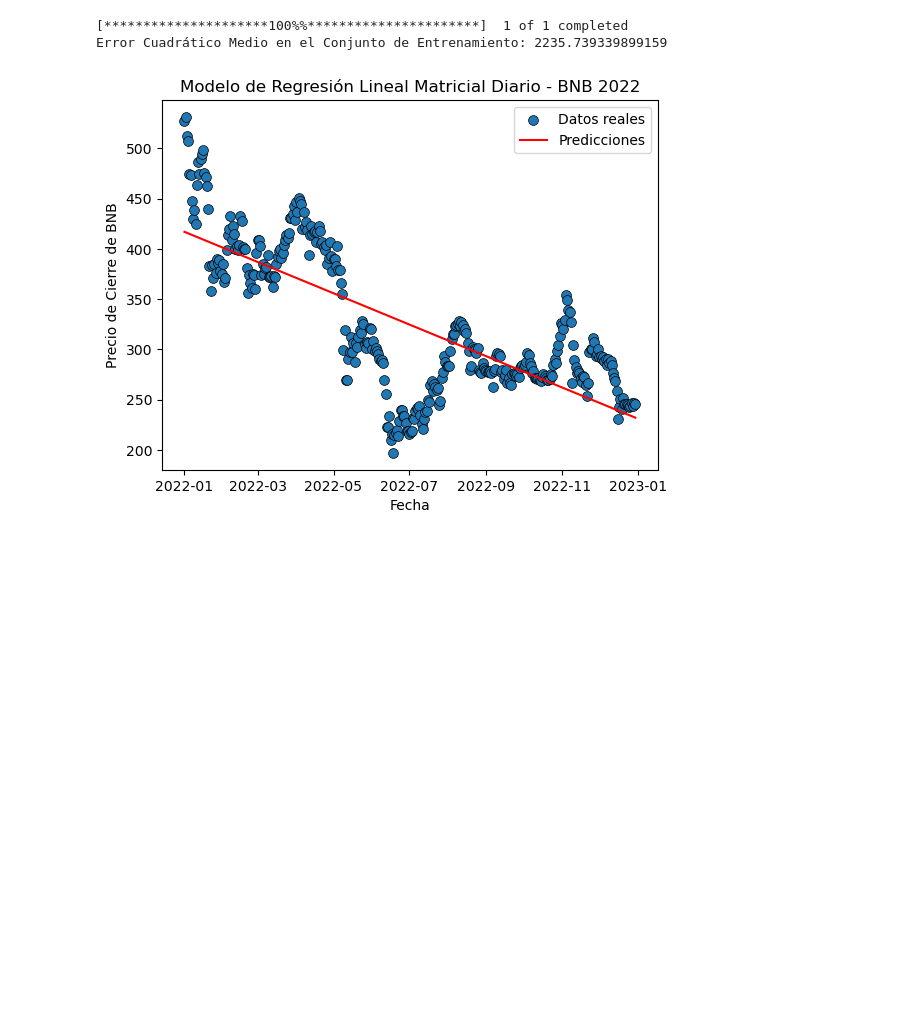
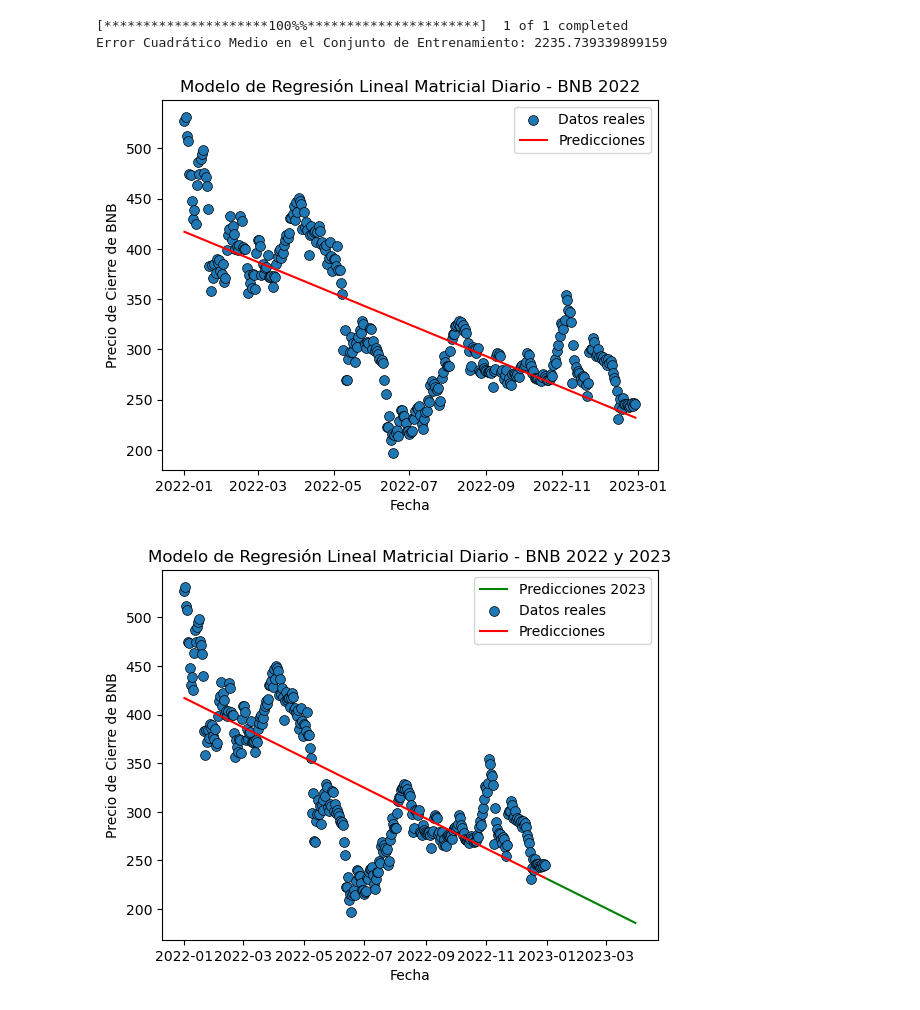
Before and after one commit to VillafuerTech/Proyecto_Final_Algebra, a Jupyter notebook: Proyecto_Final.ipynb, the cells around one changed output. Cells and saved outputs as stored; diff of their text form; code cells hidden in the pictures; blank space fills up the shorter version.

```diff
--- a/Proyecto_Final.ipynb
+++ b/Proyecto_Final.ipynb
@@ -12,7 +12,7 @@ simbolo_bnb = 'BNB-USD'
 inicio_2022 = '2022-01-01'
 fin_2022 = '2022-12-31'
 
-# Obtener datos históricos cada semana
+# Obtener datos históricos cada días de BNB en el año 2022
 datos_bnb_2022 = yf.download(simbolo_bnb, start=inicio_2022, end=fin_2022, interval='1d')
 
 # Extraer columnas de tiempo y precio de cierre
@@ -21,33 +21,67 @@ datos_seleccionados = datos_bnb_2022[['Close']].reset_index()
 # Crear la matriz de diseño
 X = np.column_stack((np.ones_like(datos_seleccionados.index), datos_seleccionados.index))
 
 # Obtener la variable dependiente
 y = datos_seleccionados['Close'].values
 
 # Calcular los coeficientes utilizando la regresión lineal matricial
 theta = np.linalg.inv(X.T @ X) @ X.T @ y
 
 # Realizar predicciones en el conjunto de datos de entrenamiento
 y_pred = X @ theta
 
 # Calcular el error cuadrático medio en el conjunto de datos de entrenamiento
 mse = mean_squared_error(y, y_pred)
 print(f"Error Cuadrático Medio en el Conjunto de Entrenamiento: {mse}")
 # Convertir la serie a un array de numpy antes de realizar la indexación
 dates_array = np.array(datos_seleccionados['Date'])
 
 # Visualizar los resultados
 plt.scatter(dates_array, y, label='Datos reales', marker='o', s=50, edgecolors='black', linewidth=.5, alpha=1)
 plt.plot(dates_array, y_pred, label='Predicciones', color='red')
 plt.xlabel('Fecha')
 plt.ylabel('Precio de Cierre de BNB')
 plt.title('Modelo de Regresión Lineal Matricial Diario - BNB 2022')
 plt.legend()
 plt.show()
+
+
+# Especificar el rango de fechas hasta marzo de 2023
+inicio_2023 = '2023-01-01'
+fin_2023 = '2023-03-31'
+
+# Crear un DataFrame con las fechas hasta marzo de 2023
+fechas_2023 = pd.date_range(start=inicio_2023, end=fin_2023)
+
+# Crear una columna de índice que represente el número de días desde el inicio del conjunto de datos original
+indice_2023 = (fechas_2023 - pd.to_datetime(inicio_2022)).days
+
+# Crear la matriz de diseño para el año 2023
+X_2023 = np.column_stack((np.ones_like(indice_2023), indice_2023))
+
+# Perform predictions for the year 2023
+y_pred_2023 = X_2023 @ theta
+
+# Convert y_pred_2023 to a one-dimensional array
+y_pred_2023 = y_pred_2023.flatten()
+
+#Convert fechas_2023 to a NumPy array
+fechas_2023 = fechas_2023.to_pydatetime()
+
+# Visualize the results
+plt.plot(fechas_2023, y_pred_2023, label='Predicciones 2023', color='green')
+plt.scatter(dates_array, y, label='Datos reales', marker='o', s=50, edgecolors='black', linewidth=.5, alpha=1)
+plt.plot(dates_array, y_pred, label='Predicciones', color='red')
+plt.xlabel('Fecha')
+plt.ylabel('Precio de Cierre de BNB')
+plt.title('Modelo de Regresión Lineal Matricial Diario - BNB 2022 y 2023')
+plt.legend()
+plt.show()
 # %% [output]
 [*********************100%%**********************]  1 of 1 completed
 Error Cuadrático Medio en el Conjunto de Entrenamiento: 2235.739339899159
 [figure]
+[figure, added]
 # %%
 import yfinance as yf
 import pandas as pd
```
Also changed, not shown: parts of 1 cell of this notebook, 1 other file.
